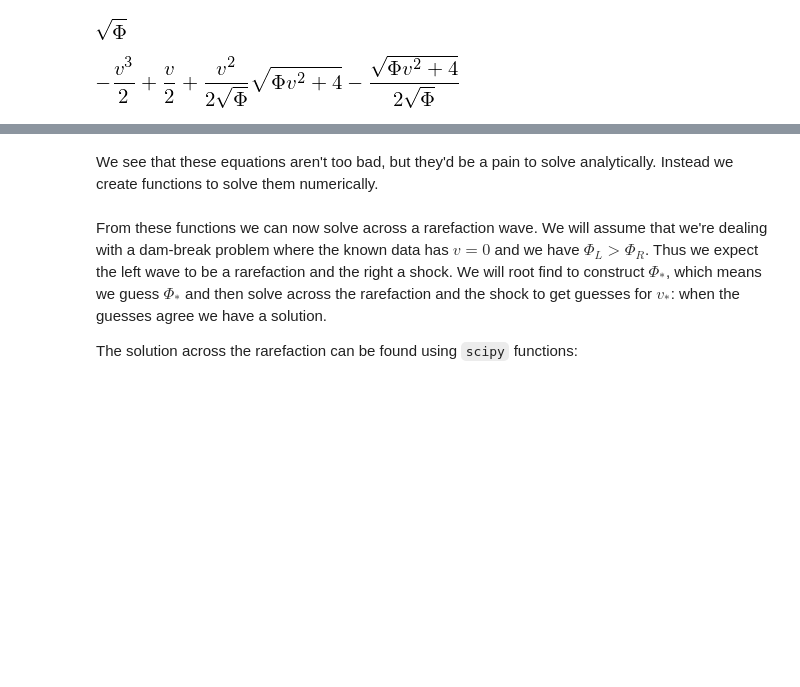
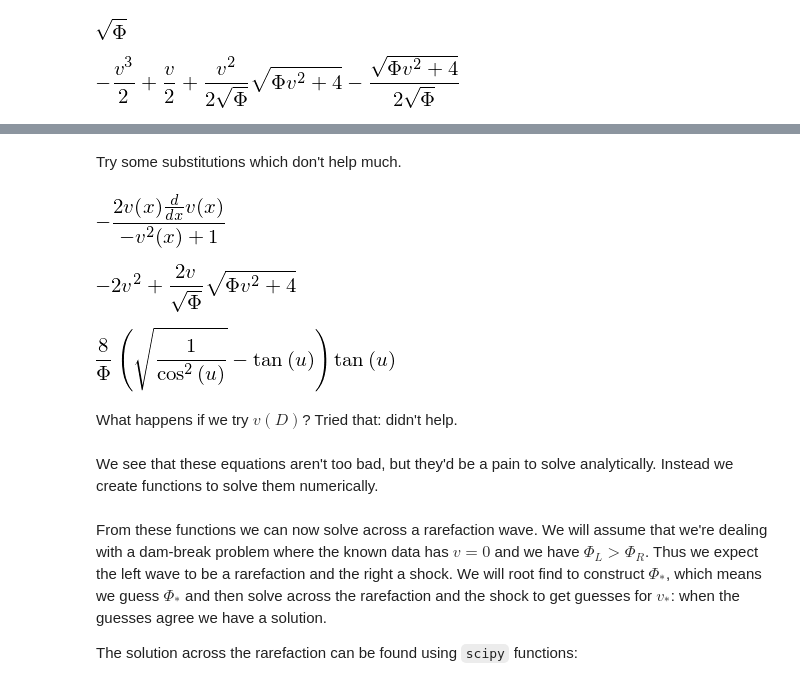
Before and after one commit to IanHawke/RiemannPython, a Jupyter notebook: HrSWE_RP.ipynb, the cells around one changed output, grey strips where cells are left out. Saved outputs shown, nothing was run; the diff lists cells and outputs as text; code cells hidden in the pictures; blank space fills up the shorter version.

```diff
--- a/HrSWE_RP.ipynb
+++ b/HrSWE_RP.ipynb
@@ -119,3 +135,21 @@ rhs_single_m
+# %% [markdown]
+Try some substitutions which don't help much.
+# %%
+vv=sympy.Function('v')
+x, u=sympy.symbols('x, u')
+sympy.diff(sympy.log(1-v(x)**2), x)
+# %% [output]
+[figure, added]
+# %%
+(-2*rhs_single_m*2*v/(1-v**2)).simplify()
+# %% [output]
+[figure, added]
+# %%
+(-2*rhs_single_m*2*v/(1-v**2)).subs(v, 2*sympy.tan(u)/sympy.sqrt(phi)).simplify()
+# %% [output]
+[figure, added]
+# %% [markdown]
+What happens if we try $v(D)$? Tried that: didn't help.
 # %% [markdown]
 We see that these equations aren't too bad, but they'd be a pain to solve analytically. Instead we create functions to solve them numerically.
 # %%
```
Also changed, not shown: parts of 5 cells of this notebook.
